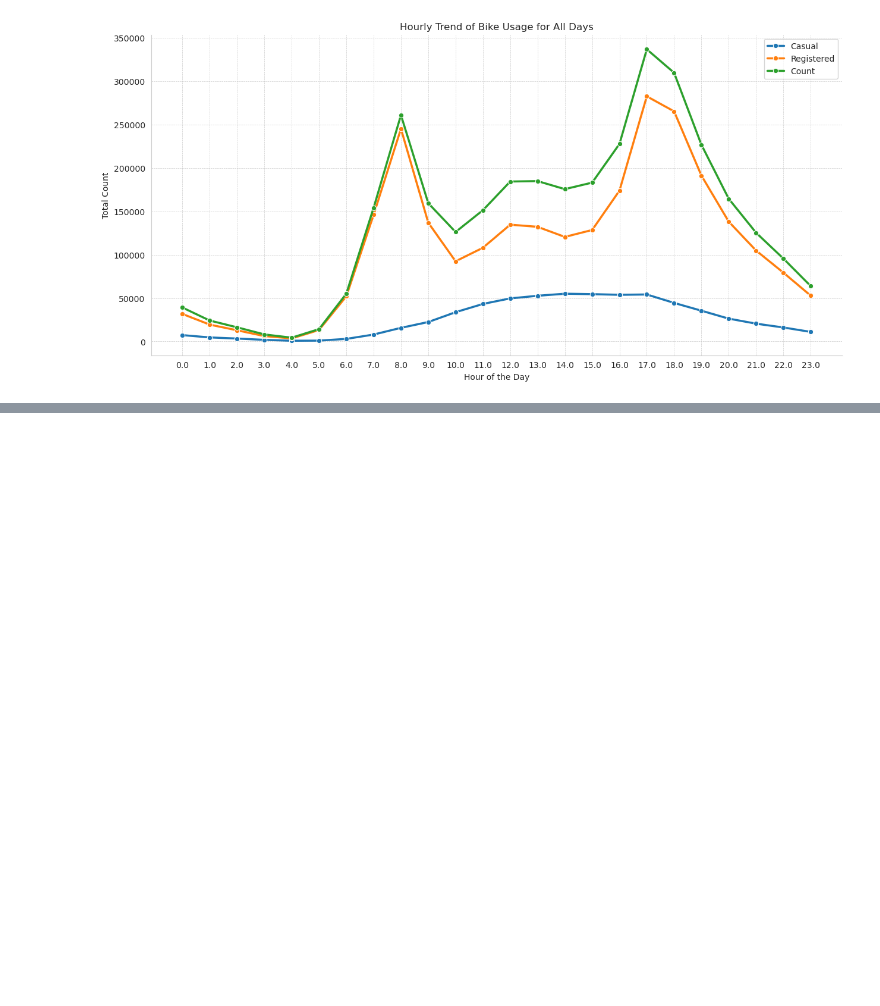
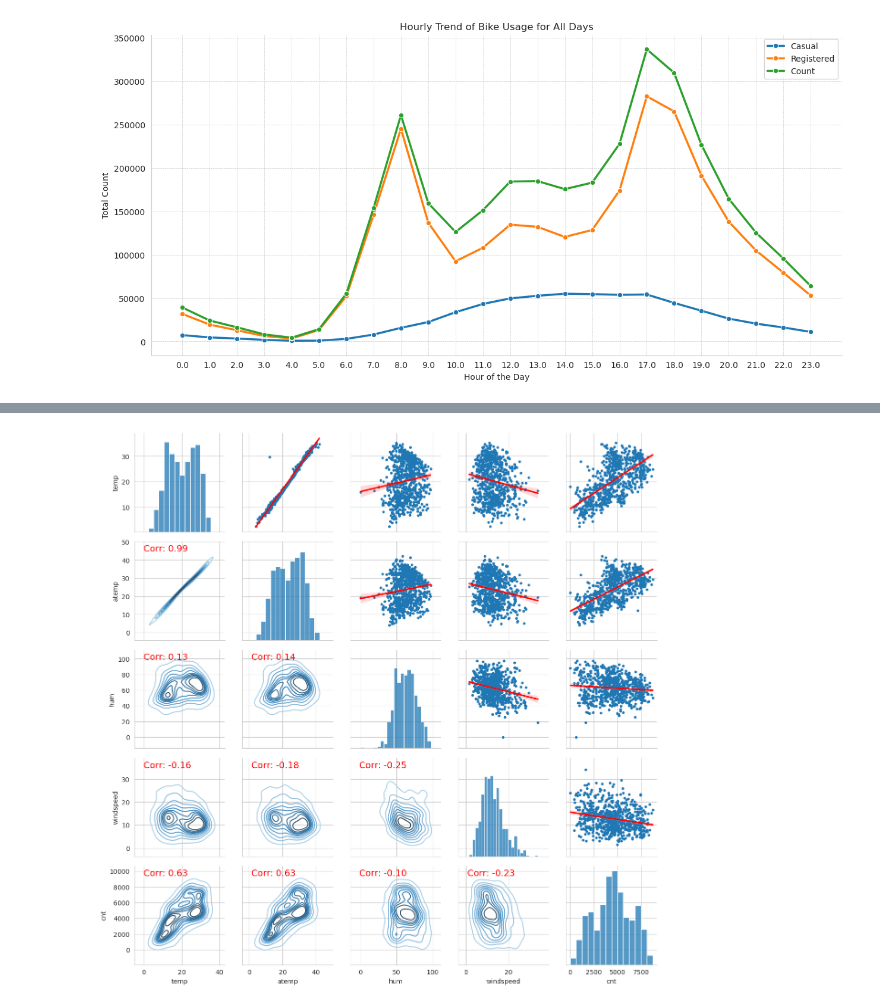
Before and after one commit to chongwen8/CSCE-679-Group-Project, a Jupyter notebook: Project.ipynb, the cells around one changed output, grey strips where cells are left out. Cells and saved outputs as stored; diff of their text form; code cells hidden in the pictures; blank space fills up the shorter version.

```diff
--- a/Project.ipynb
+++ b/Project.ipynb
@@ -152,0 +198,27 @@ sns.despine()  # Remove the
+# %%
+
+correlations = days.copy()
+variables_to_plot = ['temp', 'atemp', 'hum', 'windspeed', 'cnt']
+
+# Create a pair plot with histograms on the diagonal and scatter plots off the diagonal
+pair_plot = sns.PairGrid(correlations[variables_to_plot])
+pair_plot.map_upper(plt.scatter, s=10)
+pair_plot.map_lower(sns.kdeplot, cmap="Blues_d")
+pair_plot.map_diag(sns.histplot, kde_kws={'linewidth': 2})
+
+# Calculate and add the correlation coefficients to the lower triangle of the pair plot
+for i, j in zip(*np.tril_indices_from(pair_plot.axes, -1)):
+    ax = pair_plot.axes[i, j]
+    corr_value = correlations[variables_to_plot[i]].corr(correlations[variables_to_plot[j]])
+    ax.annotate(f'Corr: {corr_value:.2f}', xy=(0.1, 0.9), xycoords=ax.transAxes,
+                color='red', fontsize=14)
+
+# Iterate over the axes to add a regression line on the upper triangle scatter plots
+for i, j in zip(*np.triu_indices_from(pair_plot.axes, 1)):
+    ax = pair_plot.axes[i, j]
+    sns.regplot(x=correlations[variables_to_plot[j]], y=correlations[variables_to_plot[i]], ax=ax, scatter=False, color='red')
+
+# Show the plot
+plt.show()
+# %% [output]
+[figure, added]
```
Also changed, not shown: parts of 3 cells of this notebook.
